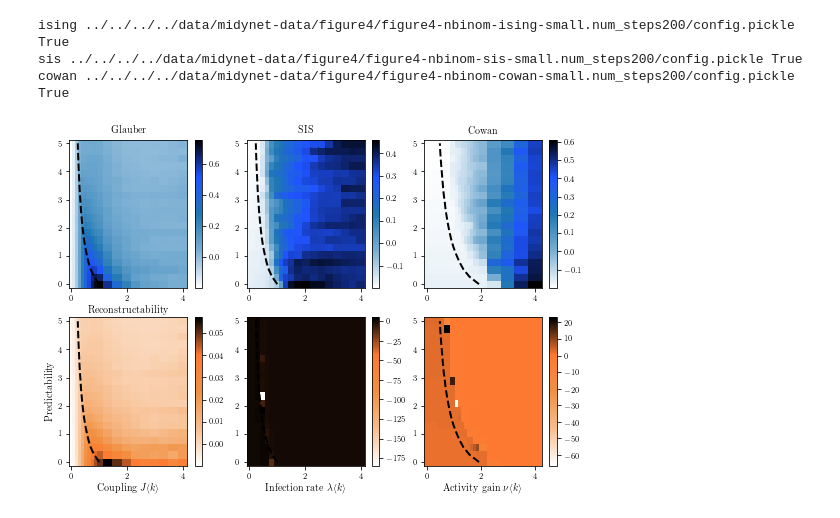
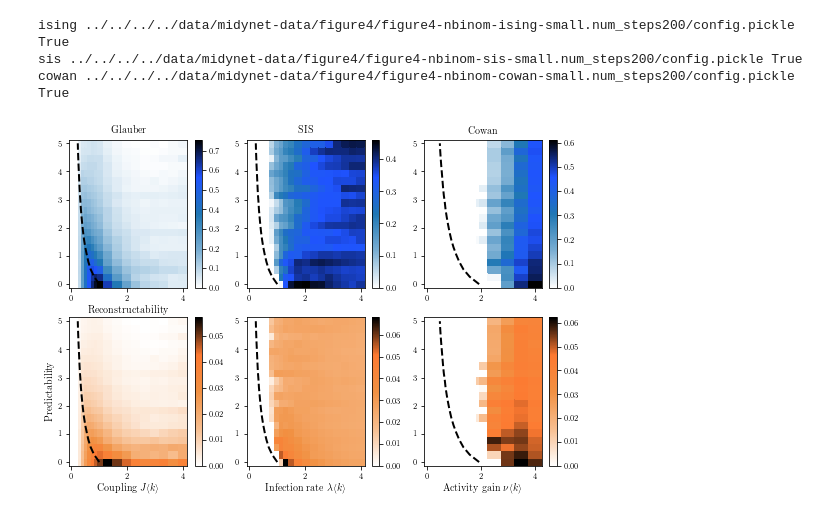
Before and after one commit to charlesmurphy1/midynet, a Jupyter notebook: notebooks/midynet/figure4-rev.ipynb, the cells around one changed output. Drawn from its saved outputs; the diff is of its cells as text; code cells hidden in the pictures.

```diff
--- a/notebooks/midynet/figure4-rev.ipynb
+++ b/notebooks/midynet/figure4-rev.ipynb
@@ -63,10 +63,20 @@ for i, dynamics in enumerate(all_dynamics):
     if dynamics == "sis":
         d_params = [pp / exp[dynamics].config.dynamics.recovery_prob for pp in d_params]
     recon = mi[dynamics] / hg[dynamics]
+
+    _mi = mi[dynamics]["mid"]
+    _hg = hg[dynamics]["mid"]
+    _hxg = hxg[dynamics]["mid"]
+
+
+    _mi[_mi < 0] = 0
+    _hgx = _hg - _mi
+    _hx = _hxg + _mi
+
     GP, DP = np.meshgrid(g_params, d_params)
     p_recon = ax[0, i].pcolor(
         DP, GP,
-        recon["mid"],
+        _mi / _hg,
         cmap=recon_cmap,
         shading="auto",
 #         vmin=0,
@@ -78,32 +88,33 @@ for i, dynamics in enumerate(all_dynamics):
         ax[0, i].set_xlabel(r"Reconstructability", fontsize=display.fontsizes["large"])
 
     fig.colorbar(p_recon, ax=ax[0,i])
 
     pred = mi[dynamics] / hx[dynamics]
+
     p_pred = ax[1, i].pcolor(
         DP, GP,
-        pred["mid"],
+        _mi / _hx,
         cmap=pred_cmap,
         shading="auto",
 #         vmin=0,
     )
     ax[1, i].plot(thresholds[dynamics], g_params, "k--", linewidth=2)
     ax[1, i].set_xlabel(xlabels[dynamics], fontsize=display.fontsizes["large"])
     fig.colorbar(p_pred, ax=ax[1,i])
     if i == 0:
         ax[1, i].set_ylabel("Predictability", fontsize=display.fontsizes["large"])
 
 #     p_pred = ax[2, i].pcolor(
 #         DP, GP,
 #         mi[dynamics]["mid"],
 #         cmap=pred_cmap,
 #         shading="auto",
 #         vmin=0,
 #     )
 #     ax[2, i].plot(thresholds[dynamics], g_params, "k--", linewidth=2)
 #     ax[2, i].set_xlabel(xlabels[dynamics], fontsize=display.fontsizes["large"])
 #     fig.colorbar(p_pred, ax=ax[2,i])
 #     if i == 0:
 #         ax[2, i].set_ylabel("Mutual information", fontsize=display.fontsizes["large"])
 # %% [output]
-[figure, old version]
+[figure, new version]
```
Also changed, not shown: parts of 4 cells of this notebook, 2 other files.
